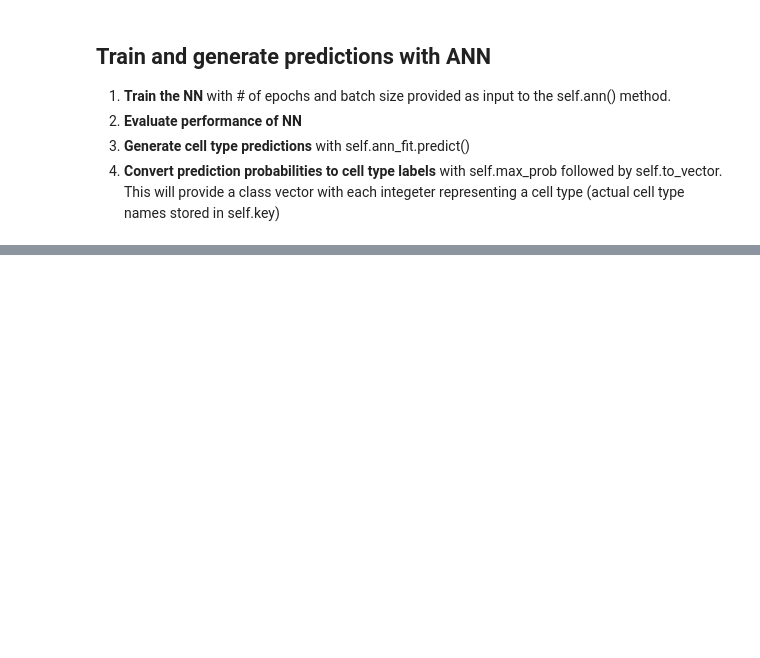
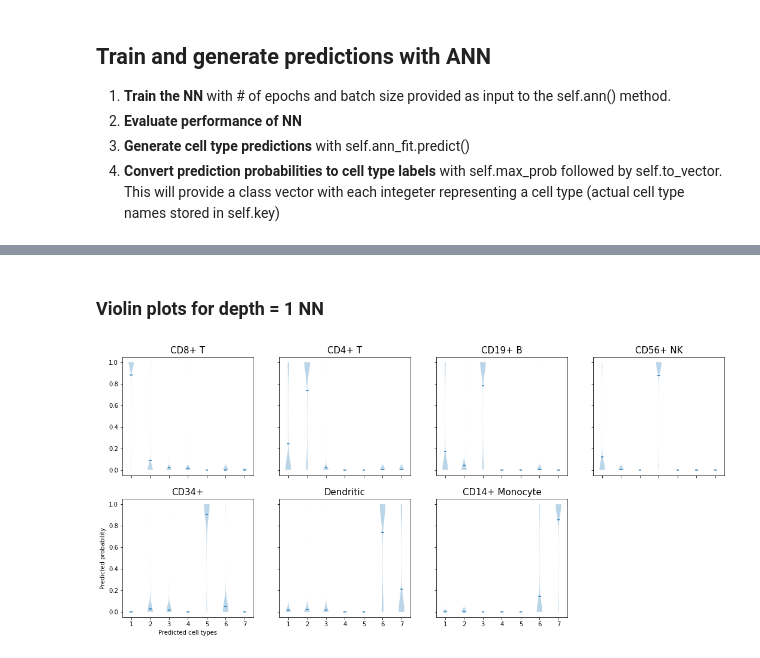
Before and after one commit to leealj/biof509_final, a Jupyter notebook: sctype.ipynb, the cells around one changed output, grey strips where cells are left out. Drawn from its saved outputs; the diff is of its cells as text; code cells hidden in the pictures; blank space fills up the shorter version.

```diff
--- a/sctype.ipynb
+++ b/sctype.ipynb
@@ -411,0 +302,62 @@ plt.show()
+# %% [markdown]
+### Violin plots for depth = 1 NN
+# %%
+CD8_true_NN1 = list()
+[CD8_true_NN1.append(NNtest_probs[test_true == 1][:,celltype])\
+                 for celltype in range(NNtest_probs.shape[1])]
+CD4_true_NN1 = list()
+[CD4_true_NN1.append(NNtest_probs[test_true == 2][:,celltype])\
+                 for celltype in range(NNtest_probs.shape[1])]
+CD19_true_NN1 = list()
+[CD19_true_NN1.append(NNtest_probs[test_true == 3][:,celltype])\
+                 for celltype in range(NNtest_probs.shape[1])]
+CD56_true_NN1 = list()
+[CD56_true_NN1.append(NNtest_probs[test_true == 4][:,celltype])\
+                 for celltype in range(NNtest_probs.shape[1])]
+CD34_true_NN1 = list()
+[CD34_true_NN1.append(NNtest_probs[test_true == 5][:,celltype])\
+                 for celltype in range(NNtest_probs.shape[1])]
+DC_true_NN1 = list()
+[DC_true_NN1.append(NNtest_probs[test_true == 6][:,celltype])\
+                 for celltype in range(NNtest_probs.shape[1])]
+CD14_true_NN1 = list()
+[CD14_true_NN1.append(NNtest_probs[test_true == 7][:,celltype])\
+                 for celltype in range(NNtest_probs.shape[1])]
+
+
+vfig_NN1, vax_NN1 = plt.subplots(nrows=2, ncols=4, figsize=(18, 8), sharex = True, sharey = True)
+
+vax_NN1[0,0].set_title('CD8+ T', fontsize=15)
+vax_NN1[0,0].violinplot(CD8_true_NN1, points=20, widths=0.3,
+                      showmeans=True, showextrema=False, showmedians=False)
+
+vax_NN1[0,1].set_title('CD4+ T', fontsize=15)
+vax_NN1[0,1].violinplot(CD4_true_NN1, points=20, widths=0.3,
+                      showmeans=True, showextrema=False, showmedians=False)
+
+vax_NN1[0,2].set_title('CD19+ B', fontsize=15)
+vax_NN1[0,2].violinplot(CD19_true_NN1, points=20, widths=0.3,
+                      showmeans=True, showextrema=False, showmedians=False)
+
+vax_NN1[0,3].set_title('CD56+ NK', fontsize=15)
+vax_NN1[0,3].violinplot(CD56_true_NN1, points=20, widths=0.3,
+                      showmeans=True, showextrema=False, showmedians=False)
+
+vax_NN1[1,0].set_title('CD34+', fontsize=15)
+vax_NN1[1,0].set_xlabel('Predicted cell types')
+vax_NN1[1,0].set_ylabel('Predicted probability')
+vax_NN1[1,0].violinplot(CD34_true_NN1, points=20, widths=0.3,
+                      showmeans=True, showextrema=False, showmedians=False)
+
+vax_NN1[1,1].set_title('Dendritic', fontsize=15)
+vax_NN1[1,1].violinplot(DC_true_NN1, points=20, widths=0.3,
+                      showmeans=True, showextrema=False, showmedians=False)
+
+vax_NN1[1,2].set_title('CD14+ Monocyte', fontsize=15)
+vax_NN1[1,2].violinplot(CD14_true_NN1, points=20, widths=0.3,
+                      showmeans=True, showextrema=False, showmedians=False)
+
+vax_NN1[1,3].axis('off')
+plt.savefig("/Users/leealj/py_projects/biof509_final/plots/NN1_violin.png")
+# %% [output]
+[figure, added]
```
Also changed, not shown: parts of 52 cells of this notebook, 11 other files.
